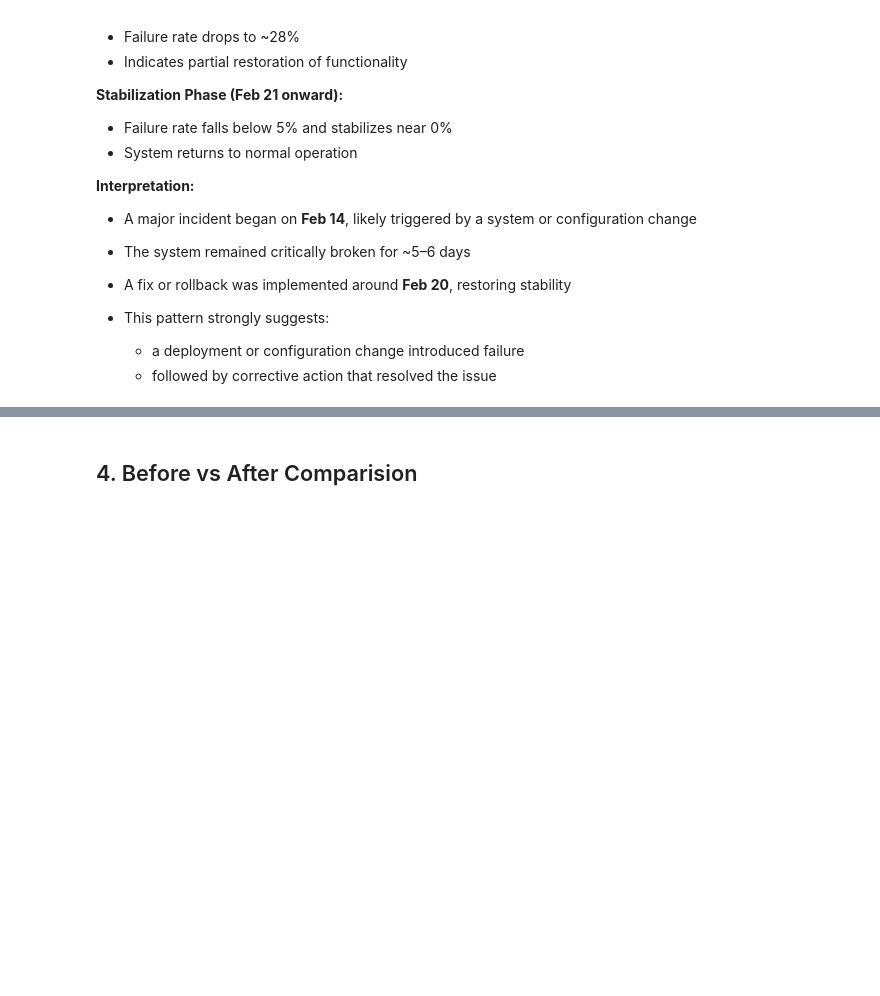
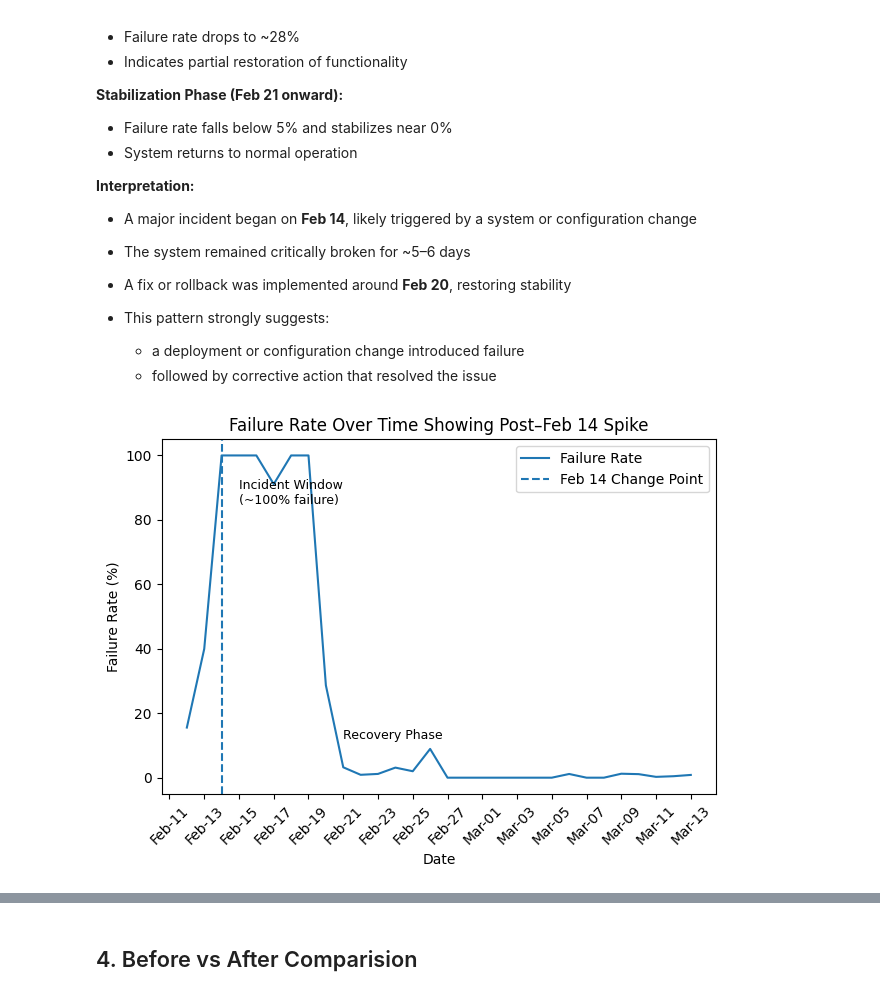
Before and after one commit to DRACULA279/Data-ANyst-Task-_SurePass_Technology, a Jupyter notebook: CKYC_SFTP_Log_Investigation.ipynb, the cells around one changed output, grey strips where cells are left out. Saved outputs shown, nothing was run; the diff lists cells and outputs as text; code cells hidden in the pictures; blank space fills up the shorter version.

Commit message:
forgot the charts

```diff
--- a/CKYC_SFTP_Log_Investigation.ipynb
+++ b/CKYC_SFTP_Log_Investigation.ipynb
@@ -58,9 +63,8 @@ This investigation will follow a structured approach:
 # intital setup
 import pandas as pd
 import numpy as np
-import matplotlib.pyplot as plt
 
-df = pd.read_csv("ckyc.SFTPConnectionLog.anonymized.csv")
+df = pd.read_csv('/content/drive/MyDrive/Data ANyst Task-_SurePass_Technology/ckyc.SFTPConnectionLog.anonymized.csv')
 # %%
 df.info() # table Description
 # %% [output]
@@ -361,3 +368,45 @@ time_analysis
 - This pattern strongly suggests:
   - a deployment or configuration change introduced failure
   - followed by corrective action that resolved the issue
+# %%
+import matplotlib.pyplot as plt
+import matplotlib.dates as mdates
+
+# Ensure datetime
+df['created_at'] = pd.to_datetime(df['created_at'])
+
+# Aggregate daily failure rate
+time_analysis = df.groupby(df['created_at'].dt.date)['success'].agg(
+    total='count',
+    failures=lambda x: (~x).sum()
+)
+
+time_analysis['failure_rate'] = (time_analysis['failures'] / time_analysis['total']) * 100
+
+# Plot
+plt.figure()
+plt.plot(time_analysis.index, time_analysis['failure_rate'], label='Failure Rate')
+
+# Change point
+change_date = pd.to_datetime('2026-02-14').date()
+plt.axvline(change_date, linestyle='--', label='Feb 14 Change Point')
+
+# Axis formatting
+plt.gca().xaxis.set_major_locator(mdates.DayLocator(interval=2))
+plt.gca().xaxis.set_major_formatter(mdates.DateFormatter('%b-%d'))
+plt.xticks(rotation=45)
+
+# Annotations
+plt.text(pd.to_datetime('2026-02-15').date(), 85, 'Incident Window\n(~100% failure)', fontsize=9)
+plt.text(pd.to_datetime('2026-02-21').date(), 12, 'Recovery Phase', fontsize=9)
+
+# Labels
+plt.title('Failure Rate Over Time Showing Post–Feb 14 Spike')
+plt.xlabel('Date')
+plt.ylabel('Failure Rate (%)')
+plt.legend()
+
+plt.tight_layout()
+plt.show()
+# %% [output]
+[figure, added]
```
Also changed, not shown: parts of 6 cells of this notebook.
